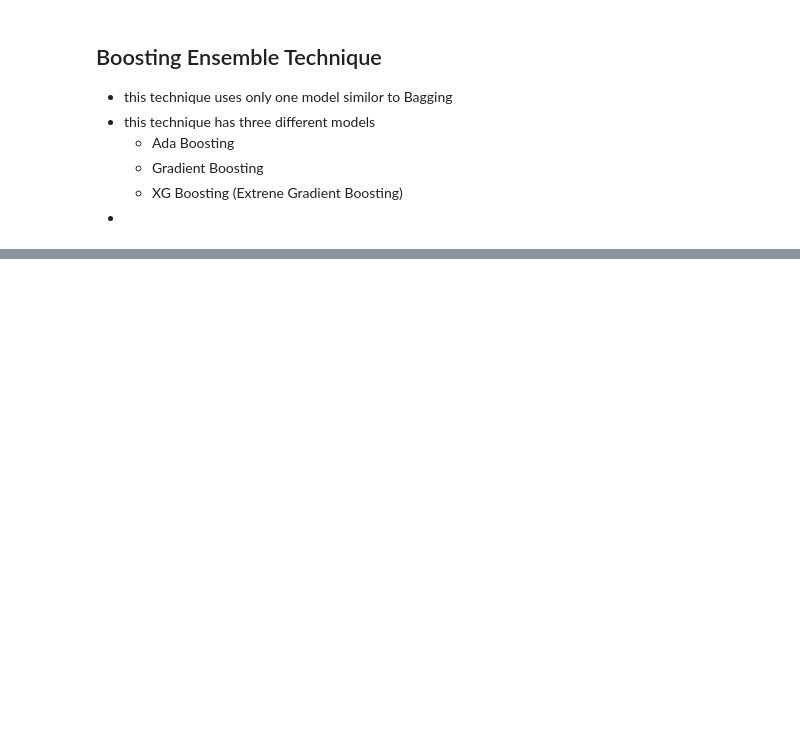
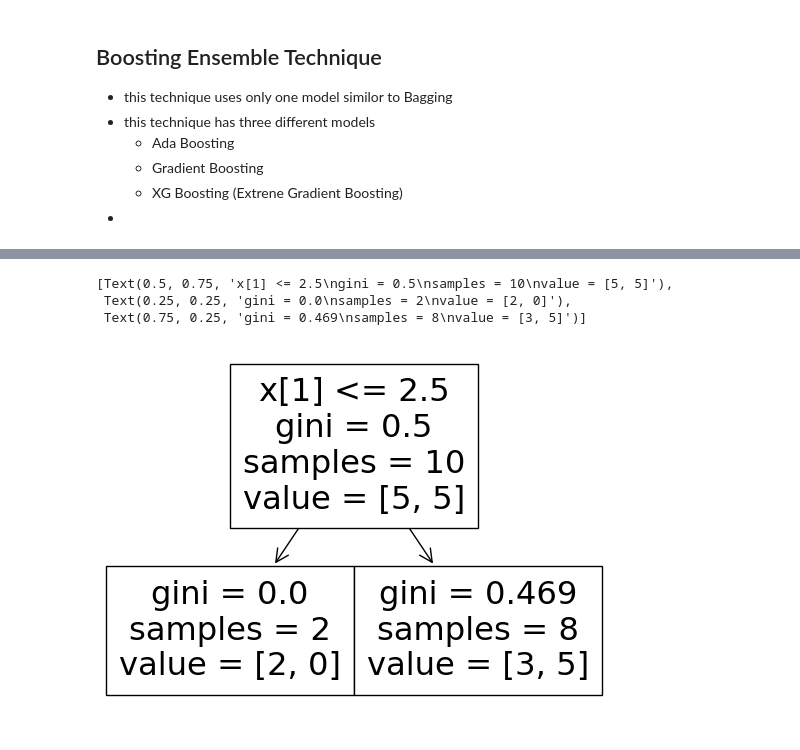
Before and after one commit to waseemofficial/Python-and-Scikit-Learn, a Jupyter notebook: Ensemble.ipynb, the cells around one changed output, grey strips where cells are left out. Saved outputs shown, nothing was run; the diff lists cells and outputs as text; code cells hidden in the pictures; blank space fills up the shorter version.

```diff
--- a/Ensemble.ipynb
+++ b/Ensemble.ipynb
@@ -37,0 +86,6 @@
+# %%
+# add decision stumps (max depth = 1)
+dt1=DecisionTreeClassifier(max_depth=1)
+
+X=df.iloc[:,0:2].values
+y=df.iloc[:,2].values
@@ -37,0 +97,7 @@
+# %%
+plot_tree(dt1)
+# %% [output]
+[Text(0.5, 0.75, 'x[1] <= 2.5\ngini = 0.5\nsamples = 10\nvalue = [5, 5]'),
+ Text(0.25, 0.25, 'gini = 0.0\nsamples = 2\nvalue = [2, 0]'),
+ Text(0.75, 0.25, 'gini = 0.469\nsamples = 8\nvalue = [3, 5]')]
+[figure, added]
```
Also changed, not shown: parts of 72 cells of this notebook, 23 other files.
